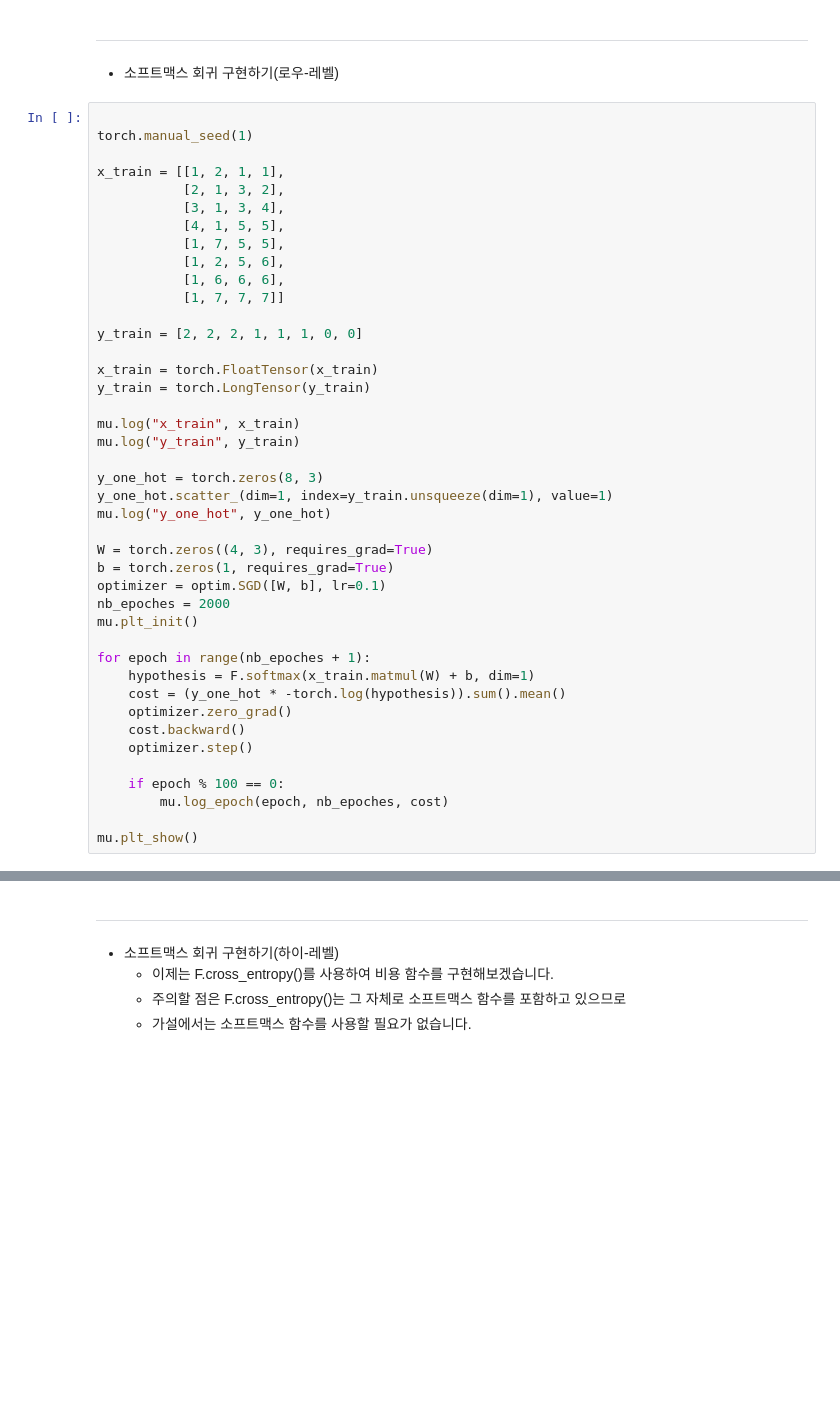
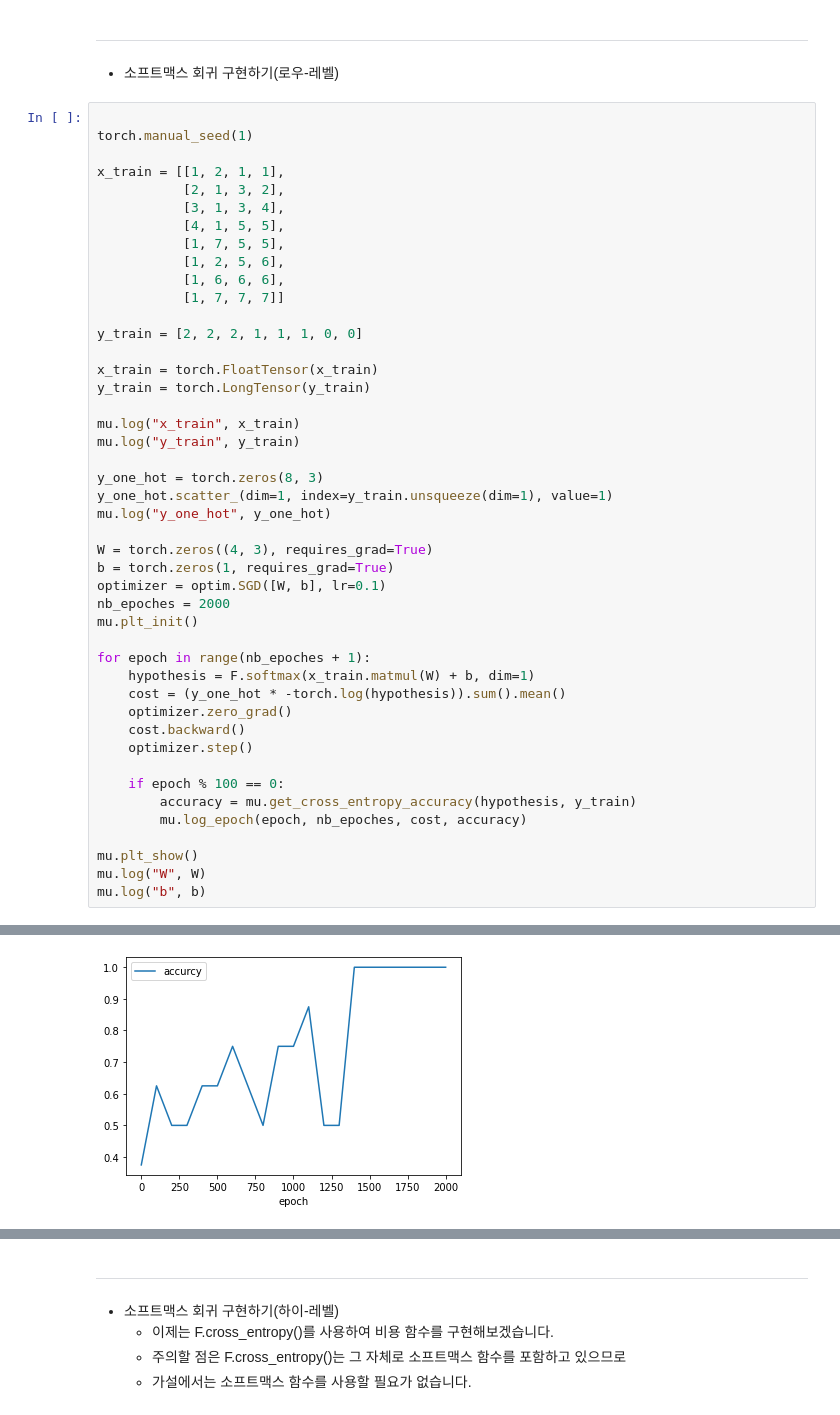
Before and after one commit to HyundongHwang/PyTorchDeepLearningStart, a Jupyter notebook: 0504_softmax_regression.ipynb, the cells around one changed output, grey strips where cells are left out. Drawn from its saved outputs; the diff is of its cells as text; blank space fills up the shorter version.

```diff
--- a/0504_softmax_regression.ipynb
+++ b/0504_softmax_regression.ipynb
@@ -54,9 +54,12 @@ for epoch in range(nb_epoches + 1):
     optimizer.step()
 
     if epoch % 100 == 0:
-        mu.log_epoch(epoch, nb_epoches, cost)
+        accuracy = mu.get_cross_entropy_accuracy(hypothesis, y_train)
+        mu.log_epoch(epoch, nb_epoches, cost, accuracy)
 
 mu.plt_show()
+mu.log("W", W)
+mu.log("b", b)
 # %% [output]
 x_train :
     torch.Size([8, 4]) tensor([[1., 2., 1., 1.],
@@ -78 +81,2 @@ cost : 0.052468
 [figure]
+[figure, added]
```
Also changed, not shown: parts of 4 cells of this notebook, 36 other files.
